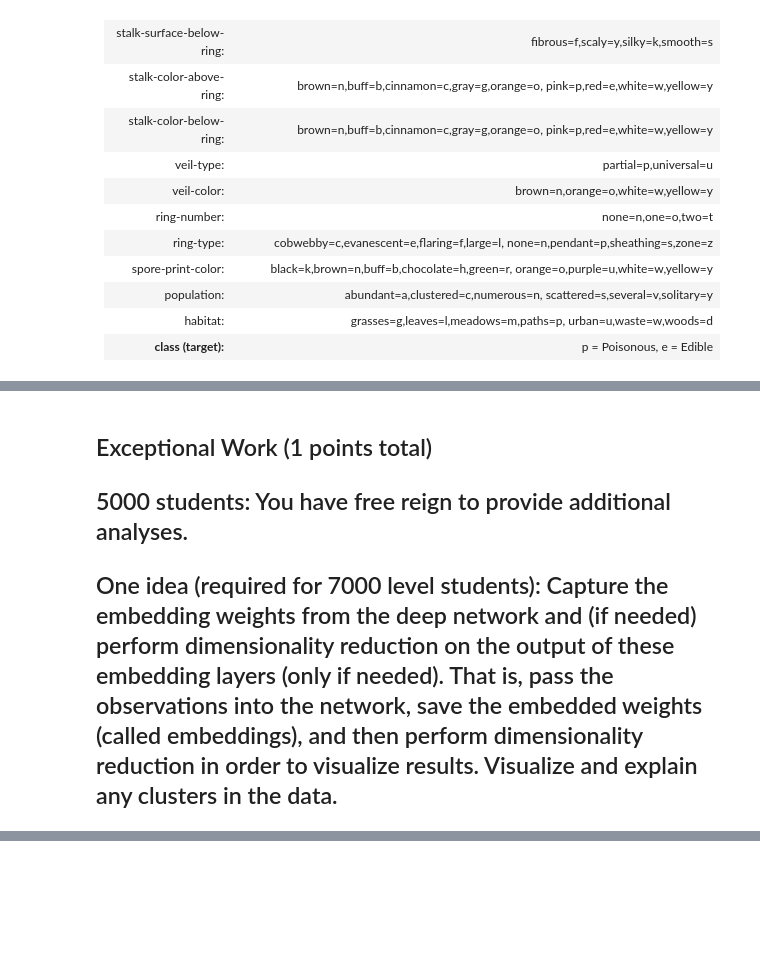
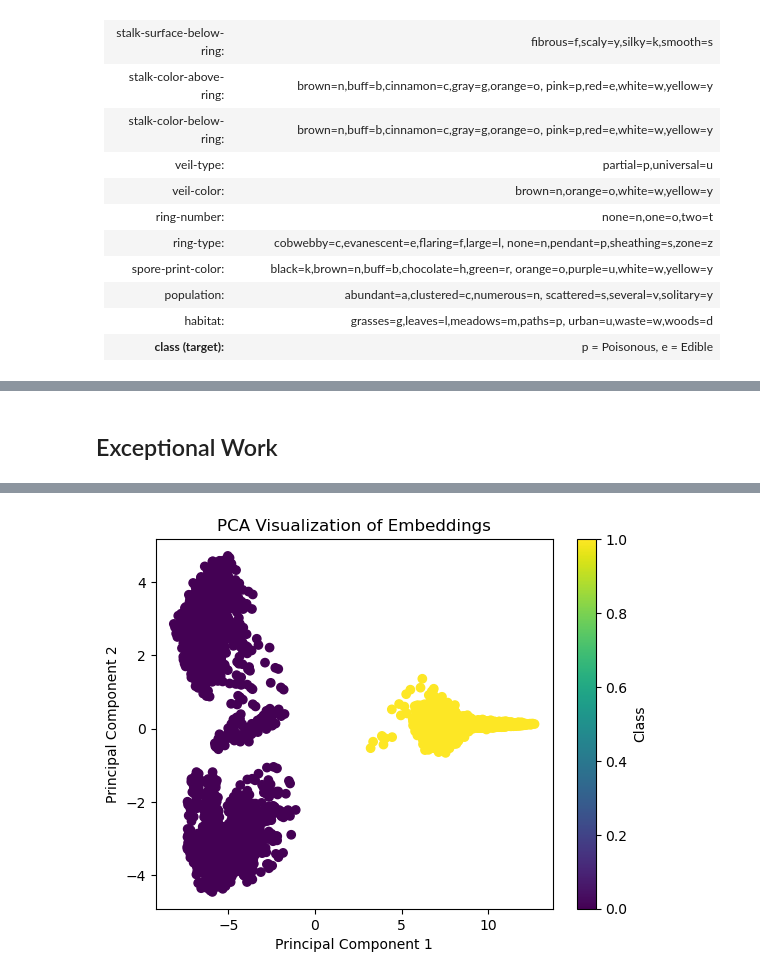
Before and after one commit to JayVisions/CS7324As, a Jupyter notebook: Lab5/Lab5.ipynb, the cells around one changed output, grey strips where cells are left out. Cells and saved outputs as stored; diff of their text form; code cells hidden in the pictures; blank space fills up the shorter version.

```diff
--- a/Lab5/Lab5.ipynb
+++ b/Lab5/Lab5.ipynb
@@ -413,14 +538,10 @@ plt.show()
 # %% [markdown]
-Exceptional Work (1 points total)
-----
-5000 students: You have free reign to provide additional analyses.
-----
-One idea (required for 7000 level students): Capture the embedding weights from the deep network and (if needed) perform dimensionality reduction on the output of these embedding layers (only if needed). That is, pass the observations into the network, save the embedded weights (called embeddings), and then perform  dimensionality reduction in order to visualize results. Visualize and explain any clusters in the data.
+Exceptional Work
 ------
 # %%
 from sklearn.decomposition import PCA
 
-embedding_model = Model(inputs=model.input, outputs=model.get_layer('concatenate_3').output)  # Assuming 'dense_3' is the layer before concatenation
+embedding_model = Model(inputs=model.input, outputs=model.get_layer('concatenate_122').output)
 embeddings = embedding_model.predict(X_train)
 
 # Step 5: Perform Dimensionality Reduction (if needed)
@@ -434,3 +555,4 @@ plt.xlabel('Principal Component 1')
 plt.ylabel('Principal Component 2')
 plt.colorbar(label='Class')
 plt.show()
+# %% [output]
@@ -436,0 +560 @@ plt.show()
+[figure, added]
```
Also changed, not shown: parts of 31 cells of this notebook, 1 other file.
